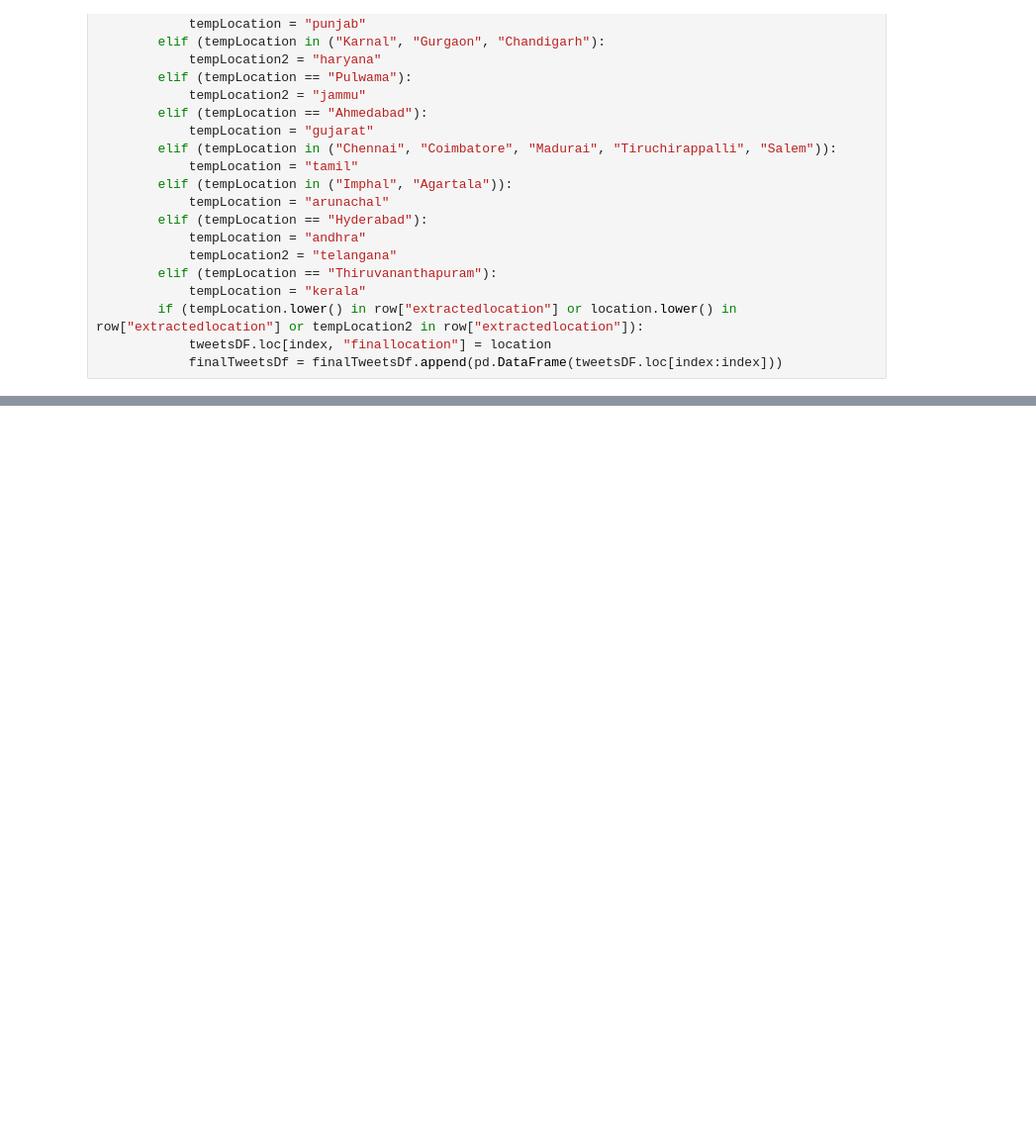
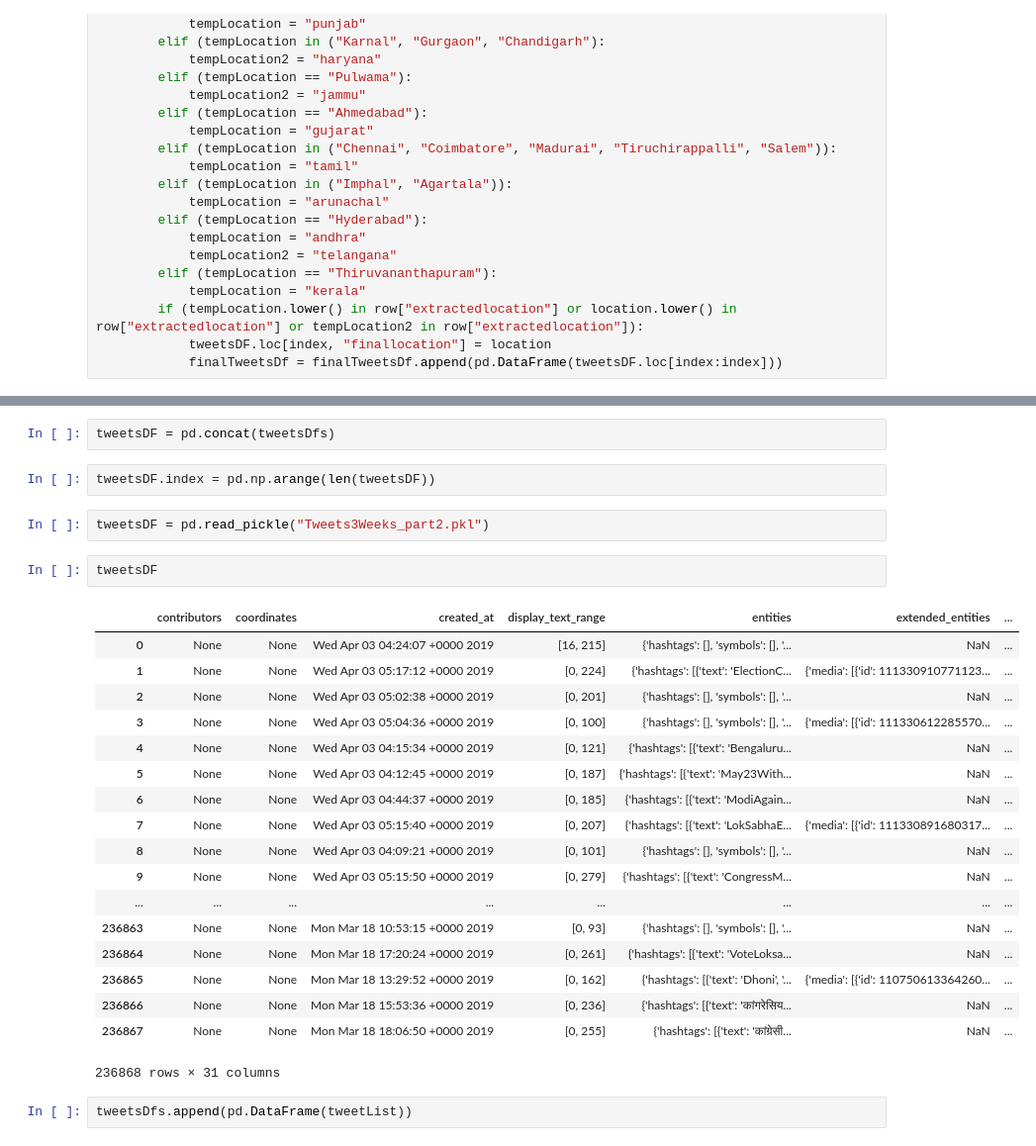
Before and after one commit to aashish-jain/Social-unrest-prediction, a Jupyter notebook: twitter/Tweet Collector v3.ipynb, the cells around one changed output, grey strips where cells are left out. Shown at 99% size. Drawn from its saved outputs; the diff is of its cells as text; blank space fills up the shorter version.

```diff
--- a/twitter/Tweet Collector v3.ipynb
+++ b/twitter/Tweet Collector v3.ipynb
@@ -160,0 +319,29 @@ for index, row in tweetsDF.iterrows():
+# %%
+tweetsDF = pd.concat(tweetsDfs)
+# %%
+tweetsDF.index = pd.np.arange(len(tweetsDF))
+# %%
+tweetsDF = pd.read_pickle("Tweets3Weeks_part2.pkl")
+# %%
+tweetsDF
+# %% [output]
+|  | contributors | coordinates | created_at | display_text_range | entities | extended_entities | ... |
+| 0 | None | None | Wed Apr 03 04:24:07 +0000 2019 | [16, 215] | {'hashtags': [], 'symbols': [], '... | NaN | ... |
+| 1 | None | None | Wed Apr 03 05:17:12 +0000 2019 | [0, 224] | {'hashtags': [{'text': 'ElectionC... | {'media': [{'id': 111330910771123... | ... |
+| 2 | None | None | Wed Apr 03 05:02:38 +0000 2019 | [0, 201] | {'hashtags': [], 'symbols': [], '... | NaN | ... |
+| 3 | None | None | Wed Apr 03 05:04:36 +0000 2019 | [0, 100] | {'hashtags': [], 'symbols': [], '... | {'media': [{'id': 111330612285570... | ... |
+| 4 | None | None | Wed Apr 03 04:15:34 +0000 2019 | [0, 121] | {'hashtags': [{'text': 'Bengaluru... | NaN | ... |
+| 5 | None | None | Wed Apr 03 04:12:45 +0000 2019 | [0, 187] | {'hashtags': [{'text': 'May23With... | NaN | ... |
+| 6 | None | None | Wed Apr 03 04:44:37 +0000 2019 | [0, 185] | {'hashtags': [{'text': 'ModiAgain... | NaN | ... |
+| 7 | None | None | Wed Apr 03 05:15:40 +0000 2019 | [0, 207] | {'hashtags': [{'text': 'LokSabhaE... | {'media': [{'id': 111330891680317... | ... |
+| 8 | None | None | Wed Apr 03 04:09:21 +0000 2019 | [0, 101] | {'hashtags': [], 'symbols': [], '... | NaN | ... |
+| 9 | None | None | Wed Apr 03 05:15:50 +0000 2019 | [0, 279] | {'hashtags': [{'text': 'CongressM... | NaN | ... |
+| ... | ... | ... | ... | ... | ... | ... | ... |
+| 236863 | None | None | Mon Mar 18 10:53:15 +0000 2019 | [0, 93] | {'hashtags': [], 'symbols': [], '... | NaN | ... |
+| 236864 | None | None | Mon Mar 18 17:20:24 +0000 2019 | [0, 261] | {'hashtags': [{'text': 'VoteLoksa... | NaN | ... |
+| 236865 | None | None | Mon Mar 18 13:29:52 +0000 2019 | [0, 162] | {'hashtags': [{'text': 'Dhoni', '... | {'media': [{'id': 110750613364260... | ... |
+| 236866 | None | None | Mon Mar 18 15:53:36 +0000 2019 | [0, 236] | {'hashtags': [{'text': 'कांगरेसिय... | NaN | ... |
+| 236867 | None | None | Mon Mar 18 18:06:50 +0000 2019 | [0, 255] | {'hashtags': [{'text': 'कांग्रेसी... | NaN | ... |
+236868 rows × 31 columns
+# %%
+tweetsDfs.append(pd.DataFrame(tweetList))
```
Also changed, not shown: parts of 26 cells of this notebook.
